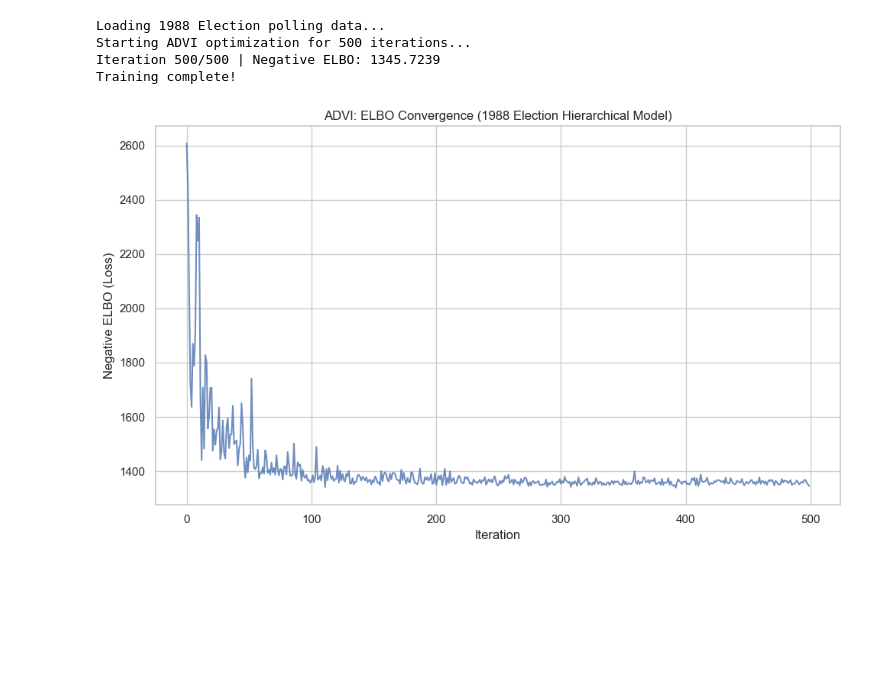
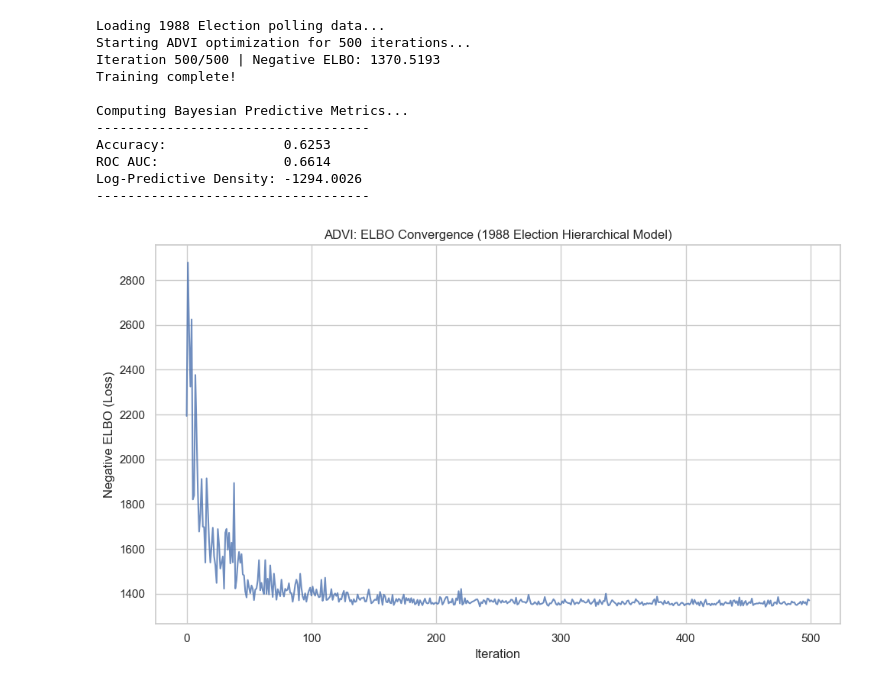
Before and after one commit to Lo808/Logistic-regression-with-a-spatial-hierarchical-prior, a Jupyter notebook: experiment.ipynb, the cells around one changed output. Drawn from its saved outputs; the diff is of its cells as text; code cells hidden in the pictures; blank space fills up the shorter version.

Commit message:
Accuracy

```diff
--- a/experiment.ipynb
+++ b/experiment.ipynb
@@ -62,32 +63,57 @@ def main():
             state_to_region_idx=state_to_region_idx,
             n_samples=n_samples
         )
 
         loss_history.append(loss)
 
         # Print progress
         if (iteration + 1) % 500 == 0:
             print(f"Iteration {iteration + 1}/{n_iterations} | Negative ELBO: {loss:.4f}")
 
     print("Training complete!")
 
+    # 5. Evaluation Block
+    print("\nComputing Bayesian Predictive Metrics...")
+    accuracy, auc, lpd = compute_predictive_metrics(
+        X=X,
+        y=y,
+        state_idx=state_idx,
+        vp=optimizer.vp,
+        n_samples=1000  # Draw 1000 samples for stable Bayesian averaging
+    )
+
+    print("-" * 35)
+    print(f"Accuracy:               {accuracy:.4f}")
+    print(f"ROC AUC:                {auc:.4f}")
+    print(f"Log-Predictive Density: {lpd:.4f}")
+    print("-" * 35)
+
     # 5. Plotting ELBO Convergence
     sns.set_theme(style="whitegrid")
     plt.figure(figsize=(10, 6))
     plt.plot(loss_history, color='b', alpha=0.8)
     plt.title("ADVI: ELBO Convergence (1988 Election Hierarchical Model)")
     plt.xlabel("Iteration")
     plt.ylabel("Negative ELBO (Loss)")
     plt.tight_layout()
     plt.show()
 
+
+
     # Ensure PyTorch uses float64 for better numerical stability during VI
     torch.set_default_dtype(torch.float64)
 
 main()
 # %% [output]
 Loading 1988 Election polling data...
 Starting ADVI optimization for 500 iterations...
-Iteration 500/500 | Negative ELBO: 1345.7239
+Iteration 500/500 | Negative ELBO: 1370.5193
 Training complete!
+
+Computing Bayesian Predictive Metrics...
+-----------------------------------
+Accuracy:               0.6253
+ROC AUC:                0.6614
+Log-Predictive Density: -1294.0026
+-----------------------------------
-[figure, old version]
+[figure, new version]
```
Also changed, not shown: parts of 1 cell of this notebook, 1 other file.
